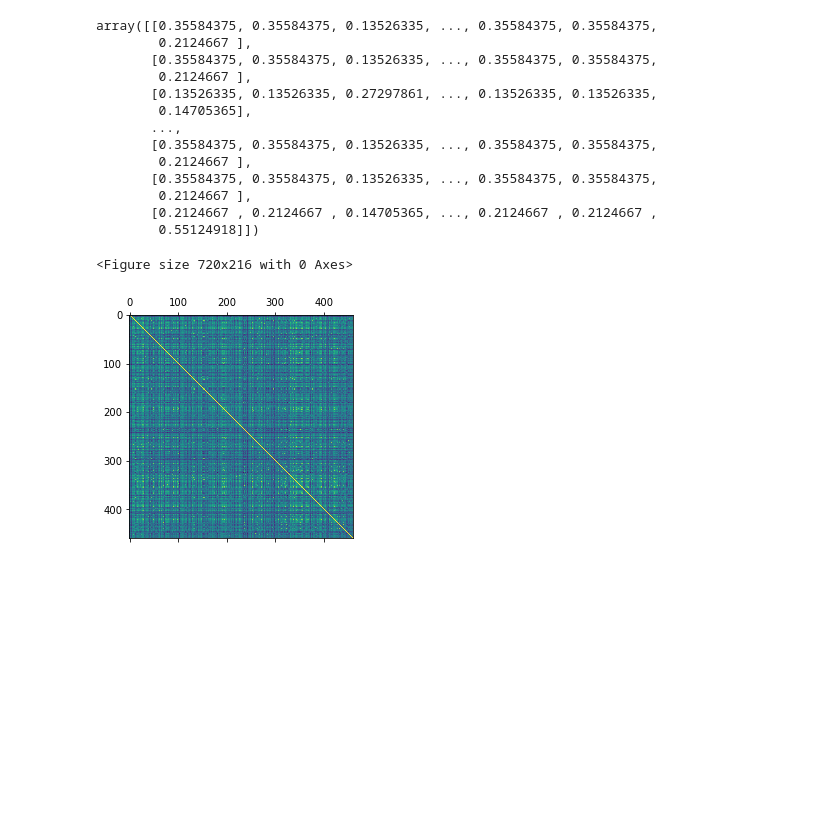
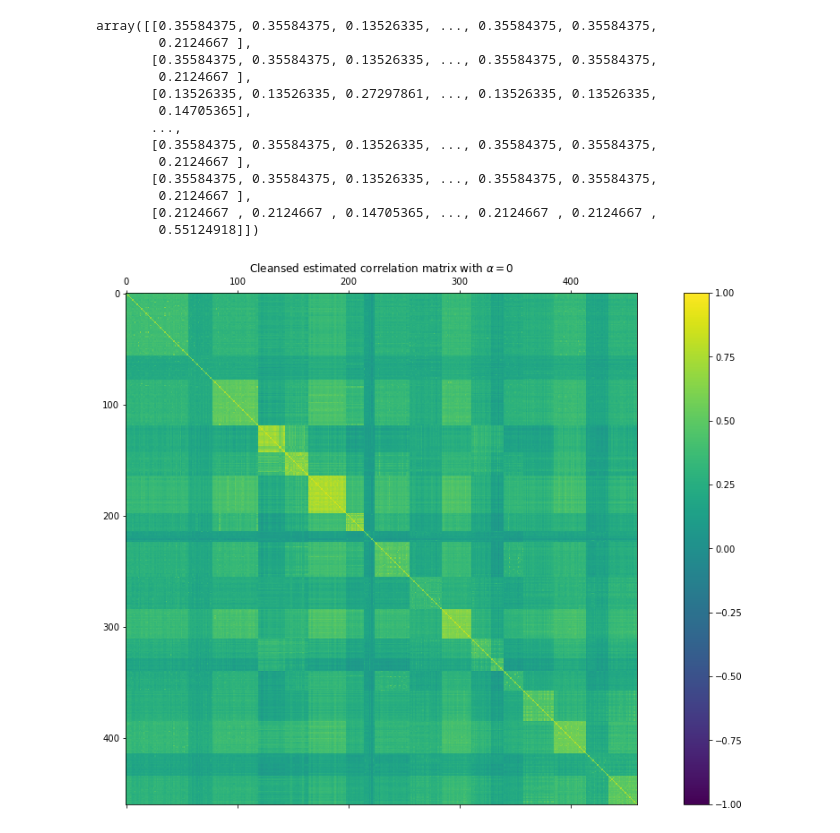
Before and after one commit to jduarte00/clustering_shrinkage_estimator, a Jupyter notebook: implementation_sbs.ipynb, the cells around one changed output. Cells and saved outputs as stored; diff of their text form; code cells hidden in the pictures; blank space fills up the shorter version.

```diff
--- a/implementation_sbs.ipynb
+++ b/implementation_sbs.ipynb
@@ -8,7 +8,7 @@ from sklearn.cluster import KMeans
 import matplotlib.pyplot as plt
 # %%
 X_matrix = pd.read_csv('./data/sp_500_returns.csv', index_col='Date')
-X_matrix = X_matrix[:700]
+#X_matrix = X_matrix[:700]
 # %%
 X_matrix.head()
 # %% [output]
@@ -529,10 +534,13 @@ array([[0.35584375, 0.35584375, 0.13526335, ..., 0.35584375, 0.35584375,
        [0.2124667 , 0.2124667 , 0.14705365, ..., 0.2124667 , 0.2124667 ,
         0.55124918]])
 # %%
-R_clust = get_R_clust(R_matrix, R_tilde, 0)
-plt.figure(figsize=(10,3))
-plt.matshow(R_clust)
-plt.show()
+R_clust = get_R_clust(R_matrix, R_tilde, 0.5)
+fig = plt.figure()
+ax = fig.add_subplot(111)
+fig.set_size_inches(18.5, 10.5)
+cax = ax.matshow(R_clust, vmin=-1, vmax=1)
+plt.title(r"Cleansed estimated correlation matrix with $\alpha = 0$")
+fig.colorbar(cax)
+plt.savefig('./_static/cleansed_matrix_alpha_1_2.png')
 # %% [output]
-<Figure size 720x216 with 0 Axes>
-[figure, old version]
+[figure, new version]
```
Also changed, not shown: parts of 16 cells of this notebook, 3 other files.
